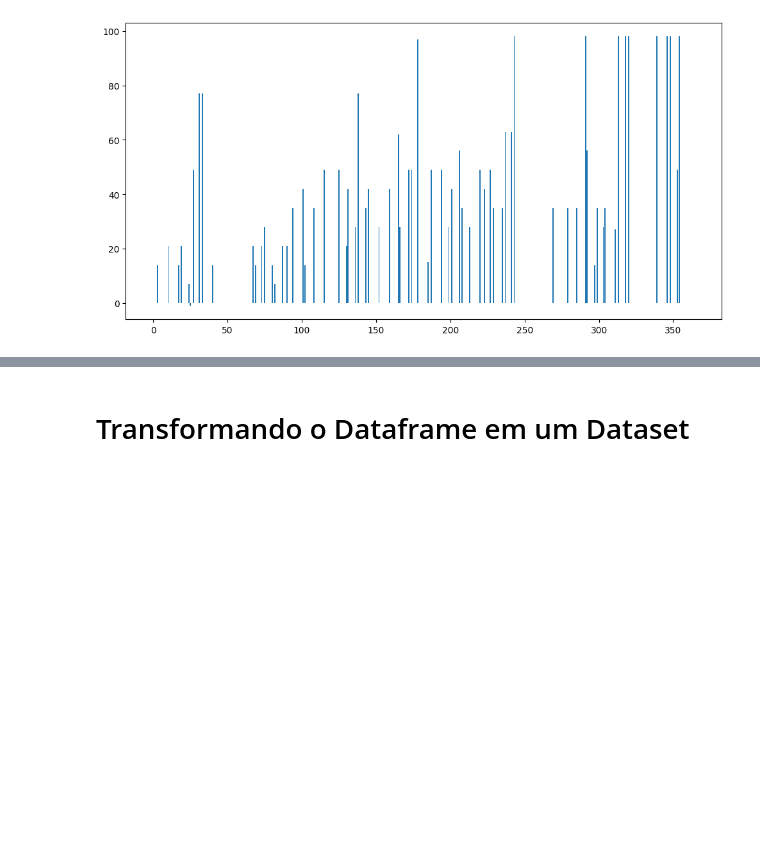
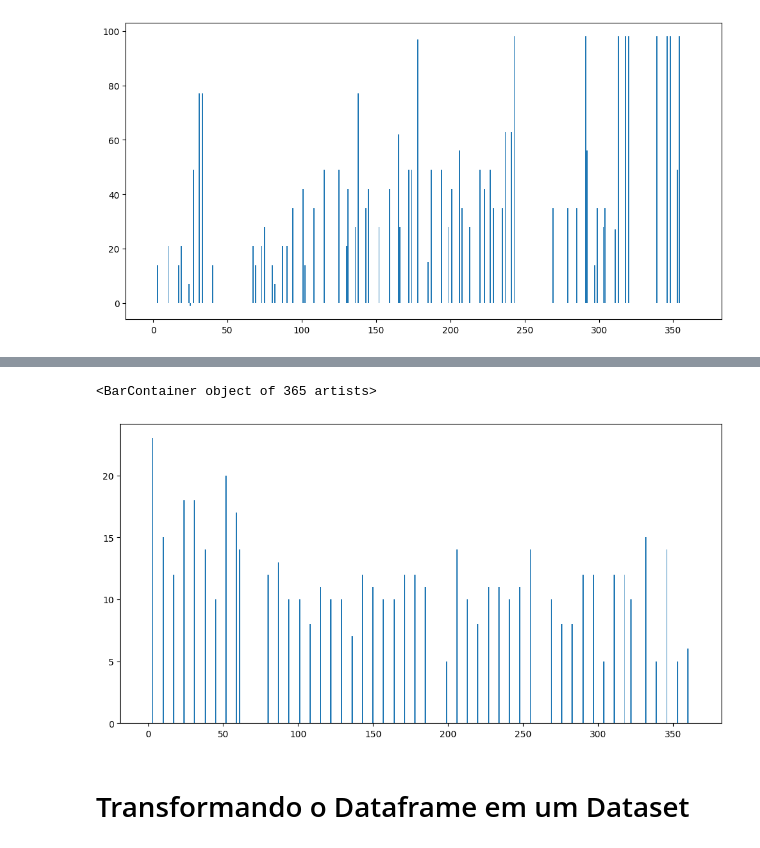
Before and after one commit to jvfd3/hackathon-big_data_tech, a Jupyter notebook: Files/Code/Testing_RAB_Real_Data.ipynb, the cells around one changed output, grey strips where cells are left out. Drawn from its saved outputs; the diff is of its cells as text; code cells hidden in the pictures; blank space fills up the shorter version.

```diff
--- a/Files/Code/Testing_RAB_Real_Data.ipynb
+++ b/Files/Code/Testing_RAB_Real_Data.ipynb
@@ -183,3 +213,12 @@ plt.bar(range(len(full_df)), test_sample)
+# %%
+sum_df = xd.sum().sort_values(ascending=True)
+
+test_sample = xd[sum_df.index[-450]].values
+plt.figure(figsize=(12, 6))
+plt.bar(range(len(xd)), test_sample)
+# %% [output]
+<BarContainer object of 365 artists>
+[figure, added]
 # %% [markdown]
 # Transformando o Dataframe em um Dataset
 # %%
```
Also changed, not shown: parts of 12 cells of this notebook, 1 other file.
